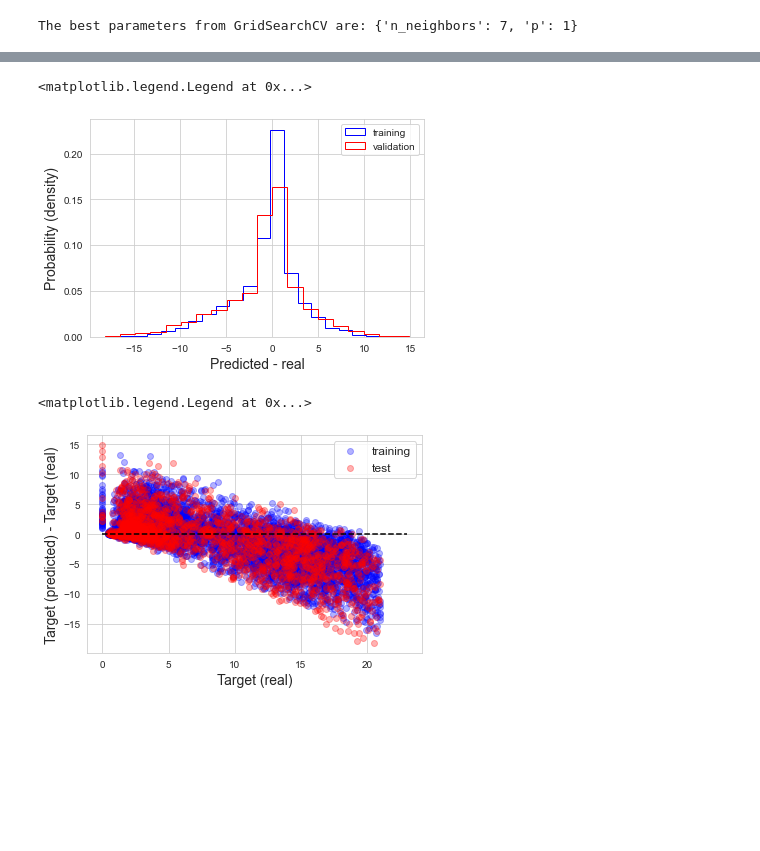
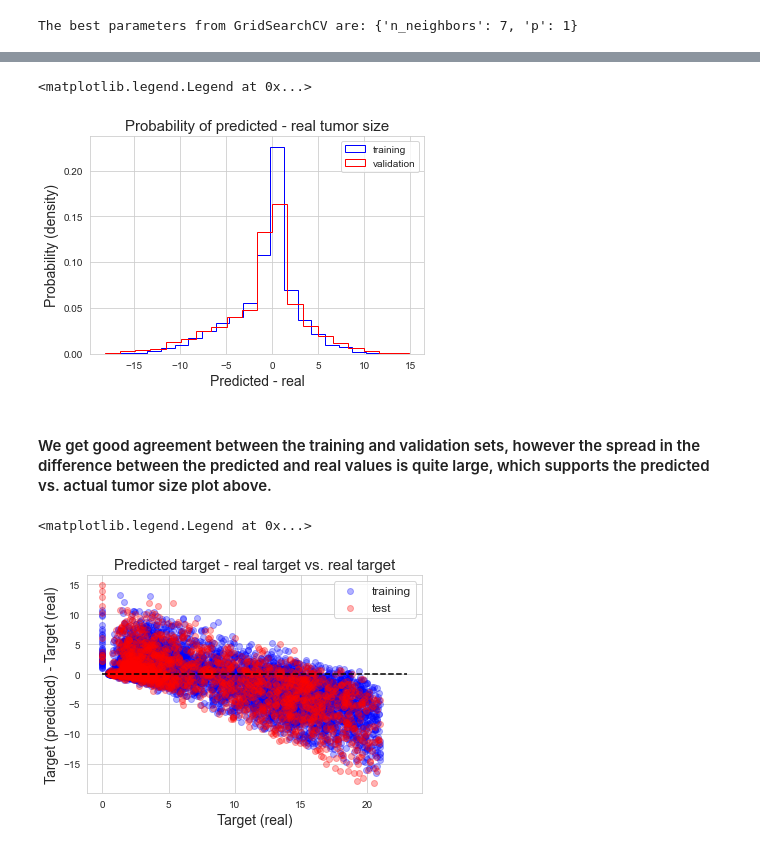
Before and after one commit to drichts/Machine_Learning, a Jupyter notebook: Assign2_drichts/Question_3.ipynb, the cells around one changed output, grey strips where cells are left out. Saved outputs shown, nothing was run; the diff lists cells and outputs as text; code cells hidden in the pictures; blank space fills up the shorter version.

```diff
--- a/Assign2_drichts/Question_3.ipynb
+++ b/Assign2_drichts/Question_3.ipynb
@@ -217,22 +254,26 @@ Text(25, 0.5, '$\\mu=0.8548$\n$\\mathrm{med}=0.0473$\n$\\sigma=4.3266$')
 # %%
 # If the size validation set and training set are different,
 # it would be better to normalize the distributions for a better comparison.
 plt.hist(target_tr_pred - target_tr, 20, color='b', histtype='step', density=True, label='training')
 plt.hist(target_va_pred - target_va, 20, color='r', histtype='step', density=True, label='validation')
+plt.title('Probability of predicted - real tumor size', fontsize=15)
 plt.xlabel('Predicted - real', fontsize=14)
 plt.ylabel('Probability (density)', fontsize=14)
 plt.legend()
 # %% [output]
 <matplotlib.legend.Legend at 0x...>
-[figure, old version]
+[figure, new version]
+# %% [markdown]
+#### We get good agreement between the training and validation sets, however the spread in the difference between the predicted and real values is quite large, which supports the predicted vs. actual tumor size plot above.
 # %%
 # Inspecting systematic errors for the training set and validation set together
 plt.scatter(target_tr, target_tr_pred - target_tr, label='training', color='b', alpha=.3)
 plt.scatter(target_va, target_va_pred - target_va, label='test', color='r', alpha=.3)
+plt.title('Predicted target - real target vs. real target', fontsize=15)
 plt.xlabel('Target (real)', fontsize=14)
 plt.ylabel('Target (predicted) - Target (real)', fontsize=14)
 plt.plot([0,23], [0,0], '--k')
 plt.legend(fontsize=12)
 # %% [output]
 <matplotlib.legend.Legend at 0x...>
-[figure, old version]
+[figure, new version]
```
Also changed, not shown: parts of 18 cells of this notebook, 1 other file.
